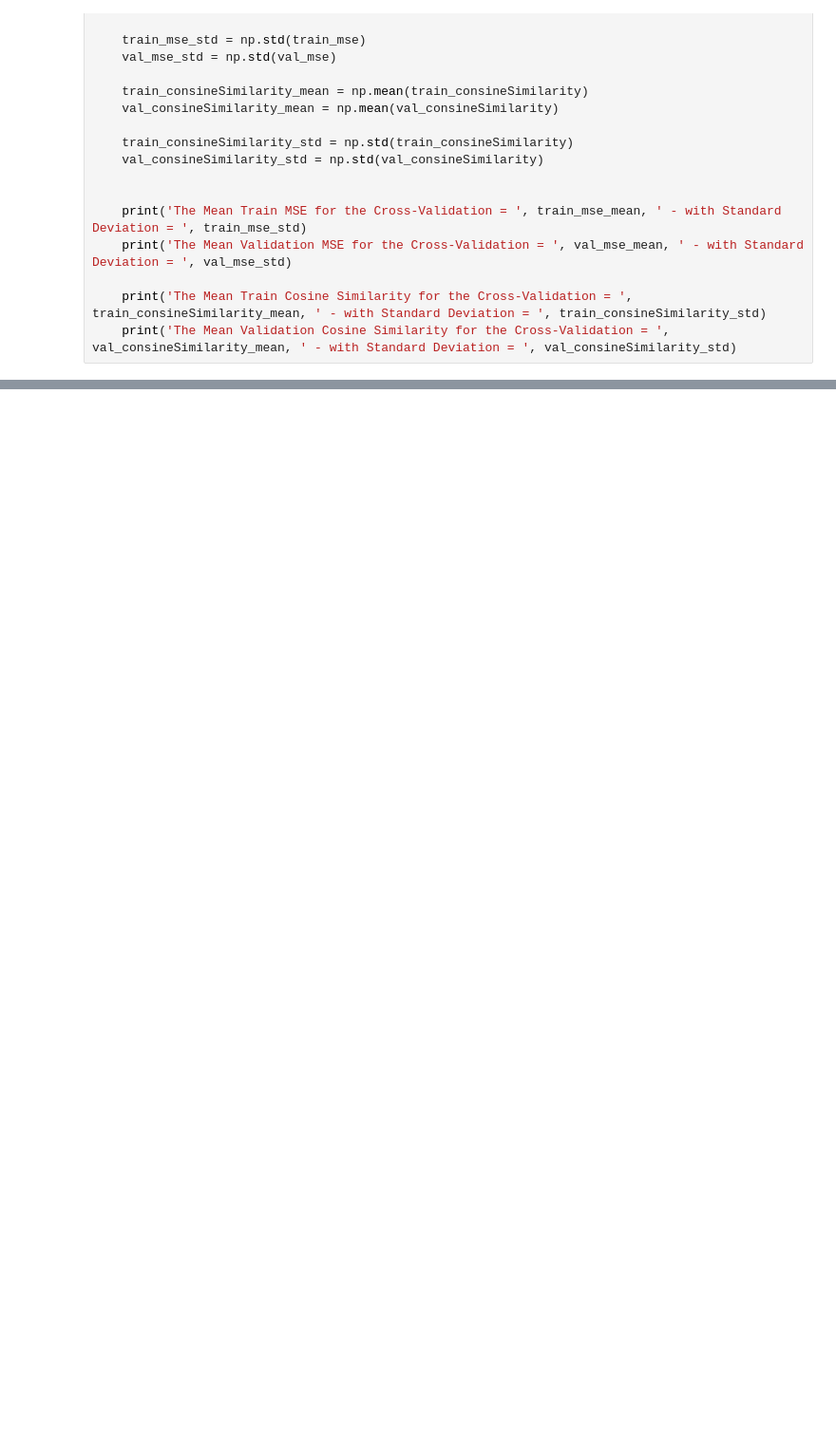
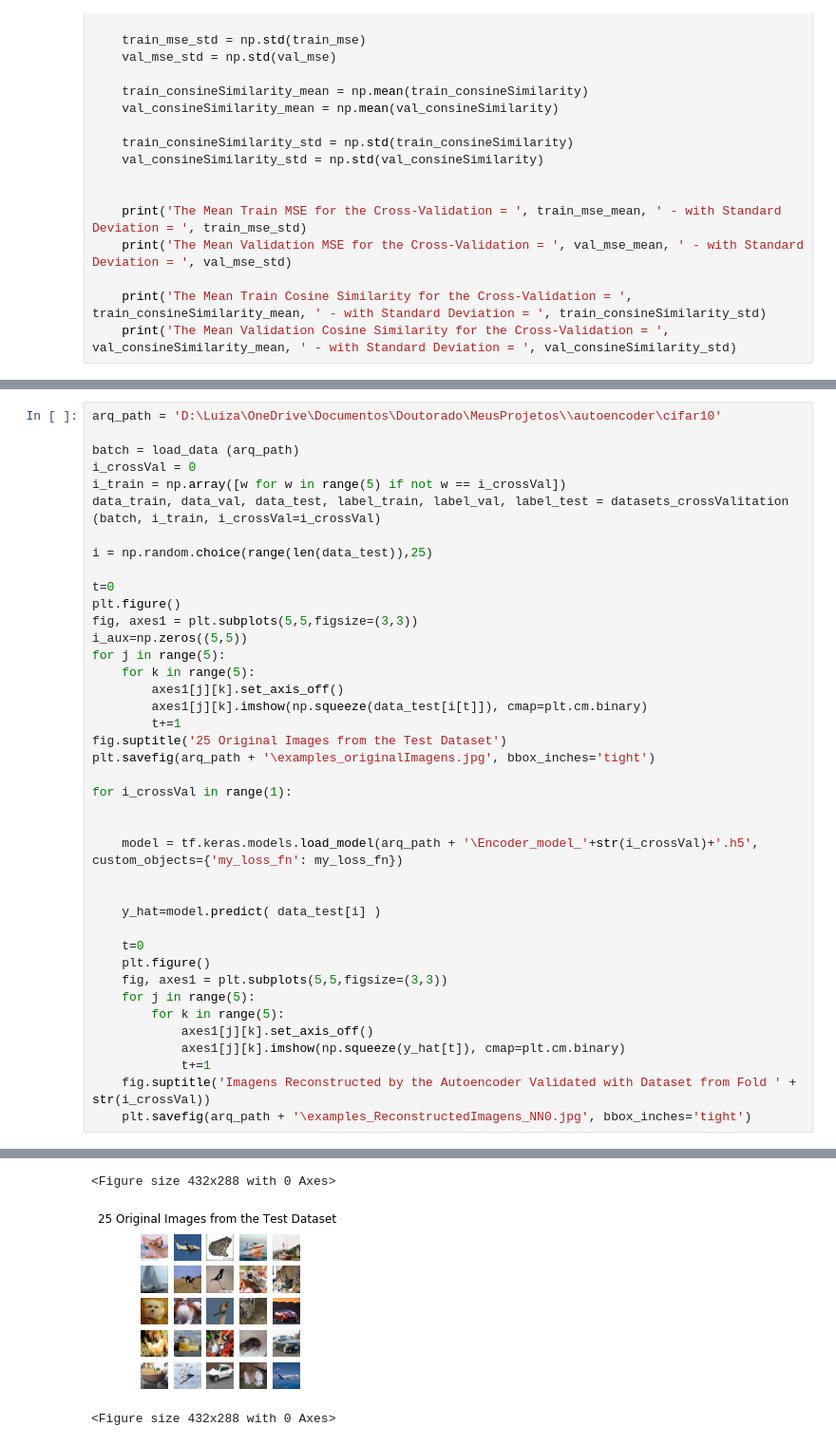
Before and after one commit to luizamarnet/autoencoder, a Jupyter notebook: autoencoder_cifar10.ipynb, the cells around one changed output, grey strips where cells are left out. Shown at 95% size. Cells and saved outputs as stored; diff of their text form; blank space fills up the shorter version.

```diff
--- a/autoencoder_cifar10.ipynb
+++ b/autoencoder_cifar10.ipynb
@@ -319,3 +320,44 @@ Clipping input data to the valid range for imshow with RGB data ([0..1] for floa
 Clipping input data to the valid range for imshow with RGB data ([0..1] for floats or [0..255] for integers).
 Clipping input data to the valid range for imshow with RGB data ([0..1] for floats or [0..255] for integers).
 ... (11 outputs left out)
+# %%
+arq_path = 'D:\Luiza\OneDrive\Documentos\Doutorado\MeusProjetos\\autoencoder\cifar10'
+
+batch = load_data (arq_path)
+i_crossVal = 0
+i_train = np.array([w for w in range(5) if not w == i_crossVal])
+data_train, data_val, data_test, label_train, label_val, label_test = datasets_crossValitation (batch, i_train, i_crossVal=i_crossVal)
+
+i = np.random.choice(range(len(data_test)),25)
+
+t=0
+plt.figure()
+fig, axes1 = plt.subplots(5,5,figsize=(3,3))
+i_aux=np.zeros((5,5))
+for j in range(5):
+    for k in range(5):
+        axes1[j][k].set_axis_off()
+        axes1[j][k].imshow(np.squeeze(data_test[i[t]]), cmap=plt.cm.binary)
+        t+=1
+fig.suptitle('25 Original Images from the Test Dataset')
+plt.savefig(arq_path + '\examples_originalImagens.jpg', bbox_inches='tight')
+
+for i_crossVal in range(1):
+
+
+    model = tf.keras.models.load_model(arq_path + '\Encoder_model_'+str(i_crossVal)+'.h5', custom_objects={'my_loss_fn': my_loss_fn})
+
+
+    y_hat=model.predict( data_test[i] )
+
+    t=0
+    plt.figure()
+    fig, axes1 = plt.subplots(5,5,figsize=(3,3))
+    for j in range(5):
+        for k in range(5):
+            axes1[j][k].set_axis_off()
+            axes1[j][k].imshow(np.squeeze(y_hat[t]), cmap=plt.cm.binary)
+            t+=1
+    fig.suptitle('Imagens Reconstructed by the Autoencoder Validated with Dataset from Fold ' + str(i_crossVal))
+    plt.savefig(arq_path + '\examples_ReconstructedImagens_NN0.jpg', bbox_inches='tight')
+# %% [output]
@@ -321,0 +380,3 @@ Clipping input data to the valid range for imshow with RGB data ([0..1] for floa
+<Figure size 432x288 with 0 Axes>
+[figure, added]
+<Figure size 432x288 with 0 Axes>
```
Also changed, not shown: parts of 4 cells of this notebook, 38 other files.
